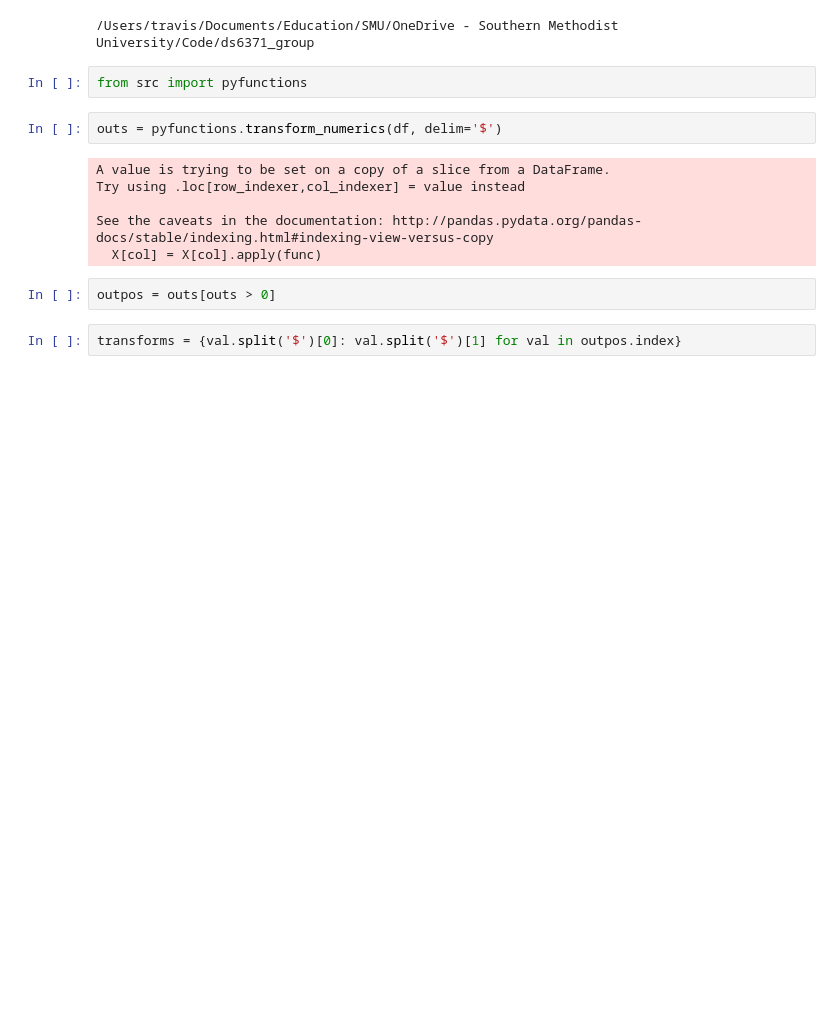
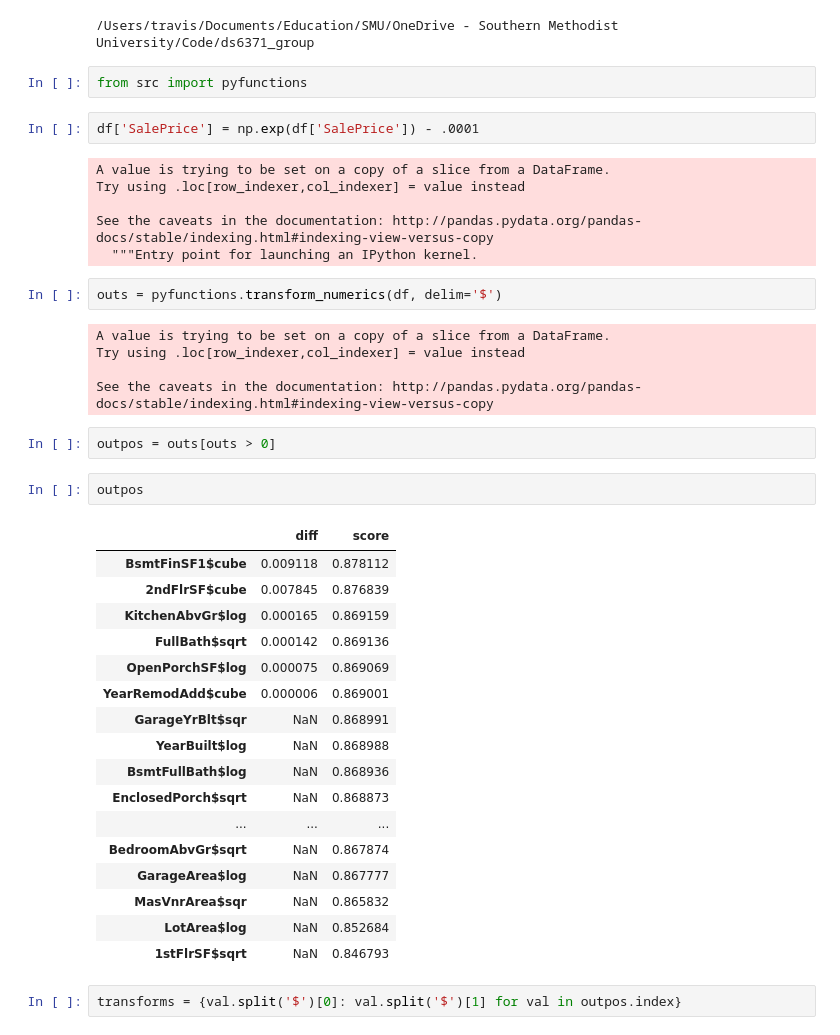
Before and after one commit to tdeason416/ds6371_group, a Jupyter notebook: notebooks/Variable_Selection.ipynb, the cells around one changed output. Drawn from its saved outputs; the diff is of its cells as text; blank space fills up the shorter version.

```diff
--- a/notebooks/Variable_Selection.ipynb
+++ b/notebooks/Variable_Selection.ipynb
@@ -173,6 +173,14 @@ cd ..
 /Users/travis/Documents/Education/SMU/OneDrive - Southern Methodist University/Code/ds6371_group
 # %%
 from src import pyfunctions
+# %%
+df['SalePrice'] = np.exp(df['SalePrice']) - .0001
+# %% [output]
+A value is trying to be set on a copy of a slice from a DataFrame.
+Try using .loc[row_indexer,col_indexer] = value instead
+
+See the caveats in the documentation: http://pandas.pydata.org/pandas-docs/stable/indexing.html#indexing-view-versus-copy
+  """Entry point for launching an IPython kernel.
 # %%
 outs = pyfunctions.transform_numerics(df, delim='$')
 # %% [output]
@@ -180,9 +188,28 @@ A value is trying to be set on a copy of a slice from a DataFrame.
 Try using .loc[row_indexer,col_indexer] = value instead
 
 See the caveats in the documentation: http://pandas.pydata.org/pandas-docs/stable/indexing.html#indexing-view-versus-copy
-  X[col] = X[col].apply(func)
 # %%
 outpos = outs[outs > 0]
+# %%
+outpos
+# %% [output]
+|  | diff | score |
+| BsmtFinSF1$cube | 0.009118 | 0.878112 |
+| 2ndFlrSF$cube | 0.007845 | 0.876839 |
+| KitchenAbvGr$log | 0.000165 | 0.869159 |
+| FullBath$sqrt | 0.000142 | 0.869136 |
+| OpenPorchSF$log | 0.000075 | 0.869069 |
+| YearRemodAdd$cube | 0.000006 | 0.869001 |
+| GarageYrBlt$sqr | NaN | 0.868991 |
+| YearBuilt$log | NaN | 0.868988 |
+| BsmtFullBath$log | NaN | 0.868936 |
+| EnclosedPorch$sqrt | NaN | 0.868873 |
+| ... | ... | ... |
+| BedroomAbvGr$sqrt | NaN | 0.867874 |
+| GarageArea$log | NaN | 0.867777 |
+| MasVnrArea$sqr | NaN | 0.865832 |
+| LotArea$log | NaN | 0.852684 |
+| 1stFlrSF$sqrt | NaN | 0.846793 |
 # %%
 transforms = {val.split('$')[0]: val.split('$')[1] for val in outpos.index}
 # %%
```
Also changed, not shown: parts of 13 cells of this notebook, 9 other files.
